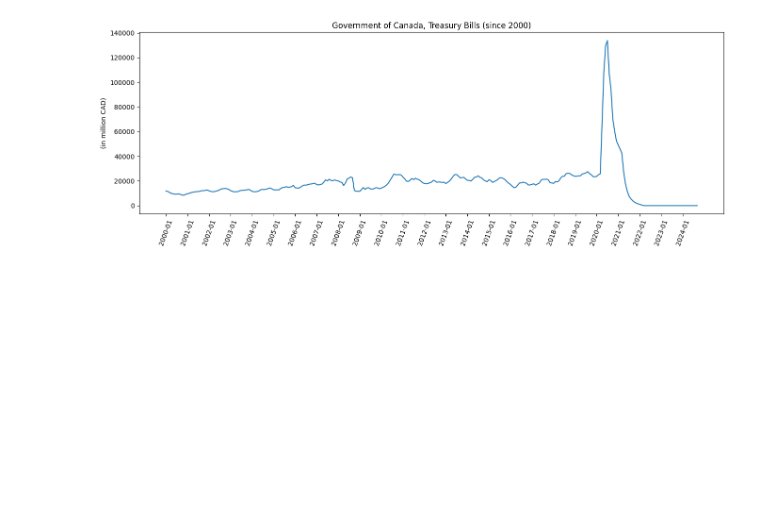
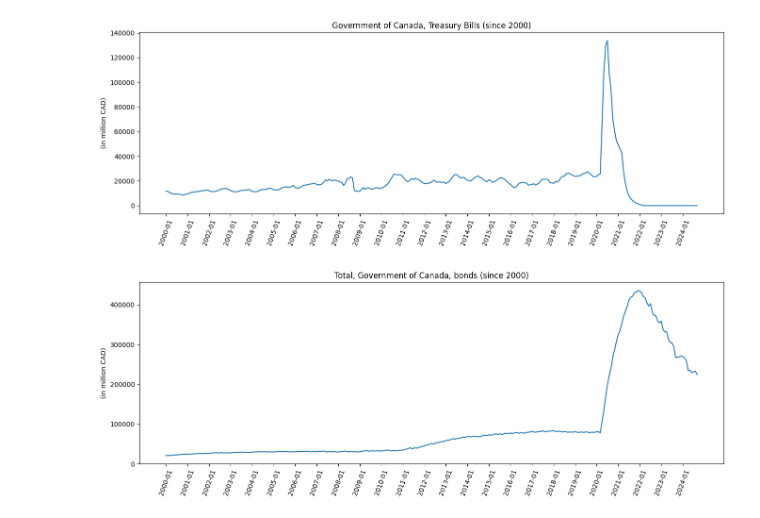
Before and after one commit to vanshuwjoshi/Bank-of-Canada-Assets-and-Liabilities, a Jupyter notebook: data_eda.ipynb, the cells around one changed output. Saved outputs shown, nothing was run; the diff lists cells and outputs as text; code cells hidden in the pictures; blank space fills up the shorter version.

```diff
--- a/data_eda.ipynb
+++ b/data_eda.ipynb
@@ -129,3 +122,7 @@ plot_data("Total, Government of Canada, direct and guaranteed securities")
 plot_data("Government of Canada, Treasury Bills")
 # %% [output]
 [figure]
+# %%
+plot_data("Total, Government of Canada, bonds")
+# %% [output]
+[figure, added]
```
Also changed, not shown: parts of 14 cells of this notebook.
